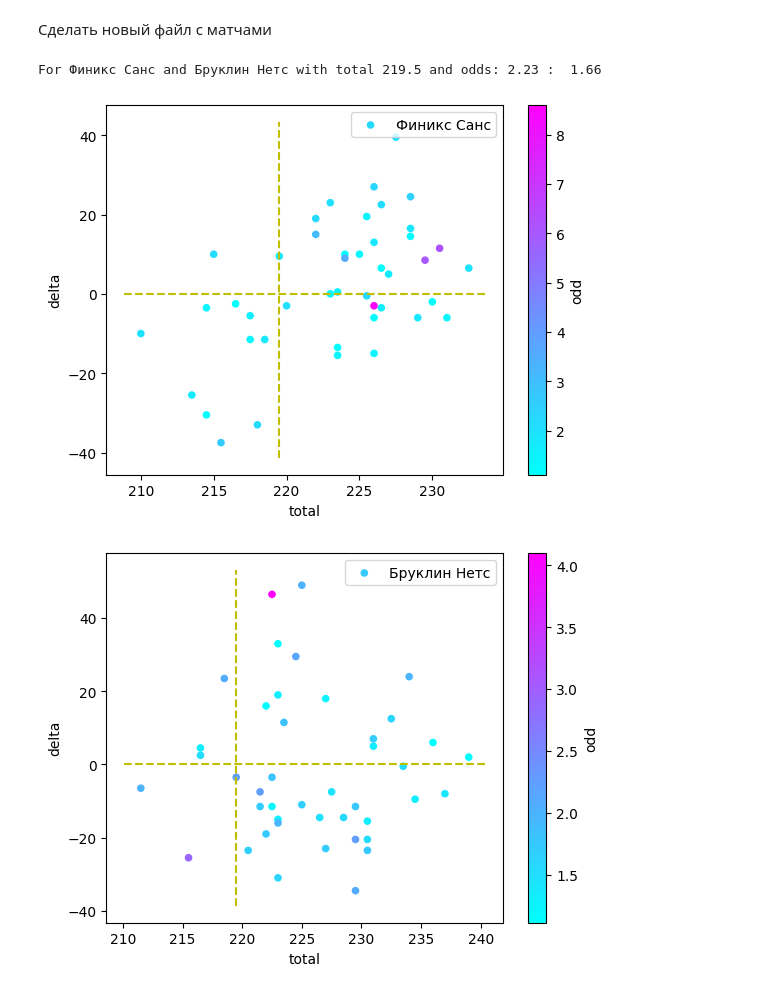
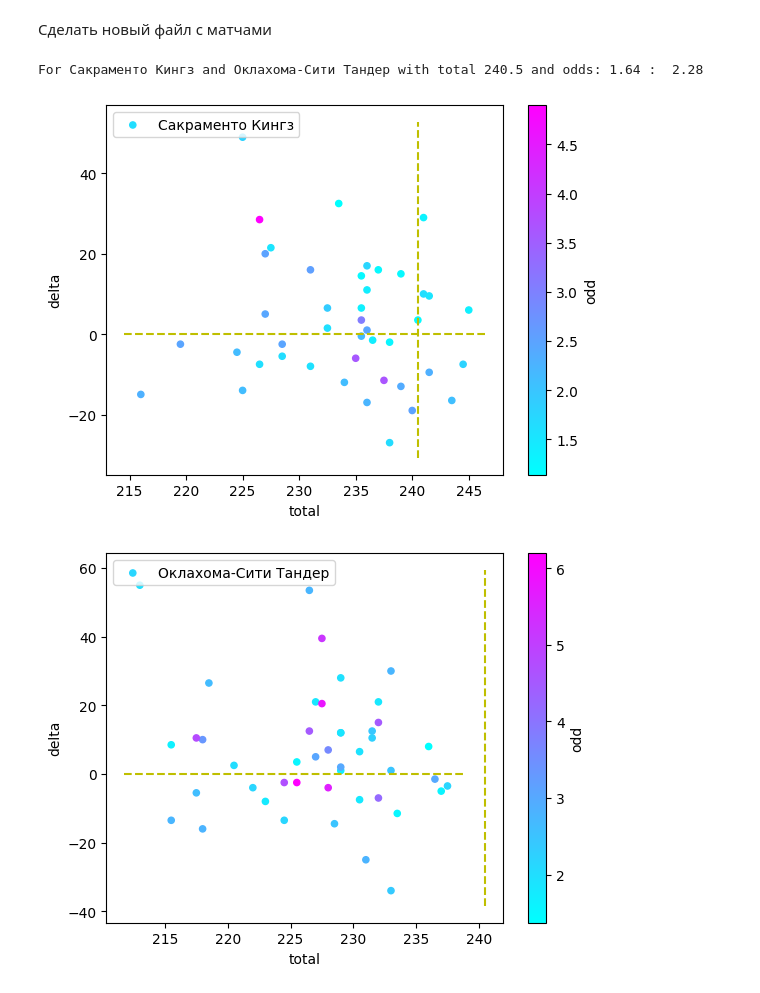
Before and after one commit to glahiator/basket_total, a Jupyter notebook: analyze.ipynb, the cells around one changed output. Saved outputs shown, nothing was run; the diff lists cells and outputs as text; code cells hidden in the pictures.

```diff
--- a/analyze.ipynb
+++ b/analyze.ipynb
@@ -172,18 +178,18 @@ def complete_match(home, away, total):
 # %%
 import datetime, json
 import pandas as pd
 
 today = pd.read_json("storage/today.json" )
 del today["id"]
 del today["gandicap"]
 
-m = today.iloc[4]
+m = today.iloc[8]
 print( f"For {m['home']} and {m['away']} with total {m['total']} and odds: {m['odd_h']} :  {m['odd_a']}")
 complete_match( m['home'], m['away'], m['total'] )
 # %% [output]
-For Финикс Санс and Бруклин Нетс with total 219.5 and odds: 2.23 :  1.66
+For Сакраменто Кингз and Оклахома-Сити Тандер with total 240.5 and odds: 1.64 :  2.28
-[figure, old version]
+[figure, new version]
-[figure, old version]
+[figure, new version]
 # %%
 # get_team_chrono_delta( m['home'], m['total'] )
 # get_team_chrono_delta_place(m['home'], m['total'], 'home' )
```
Also changed, not shown: parts of 3 cells of this notebook, 3 other files.
